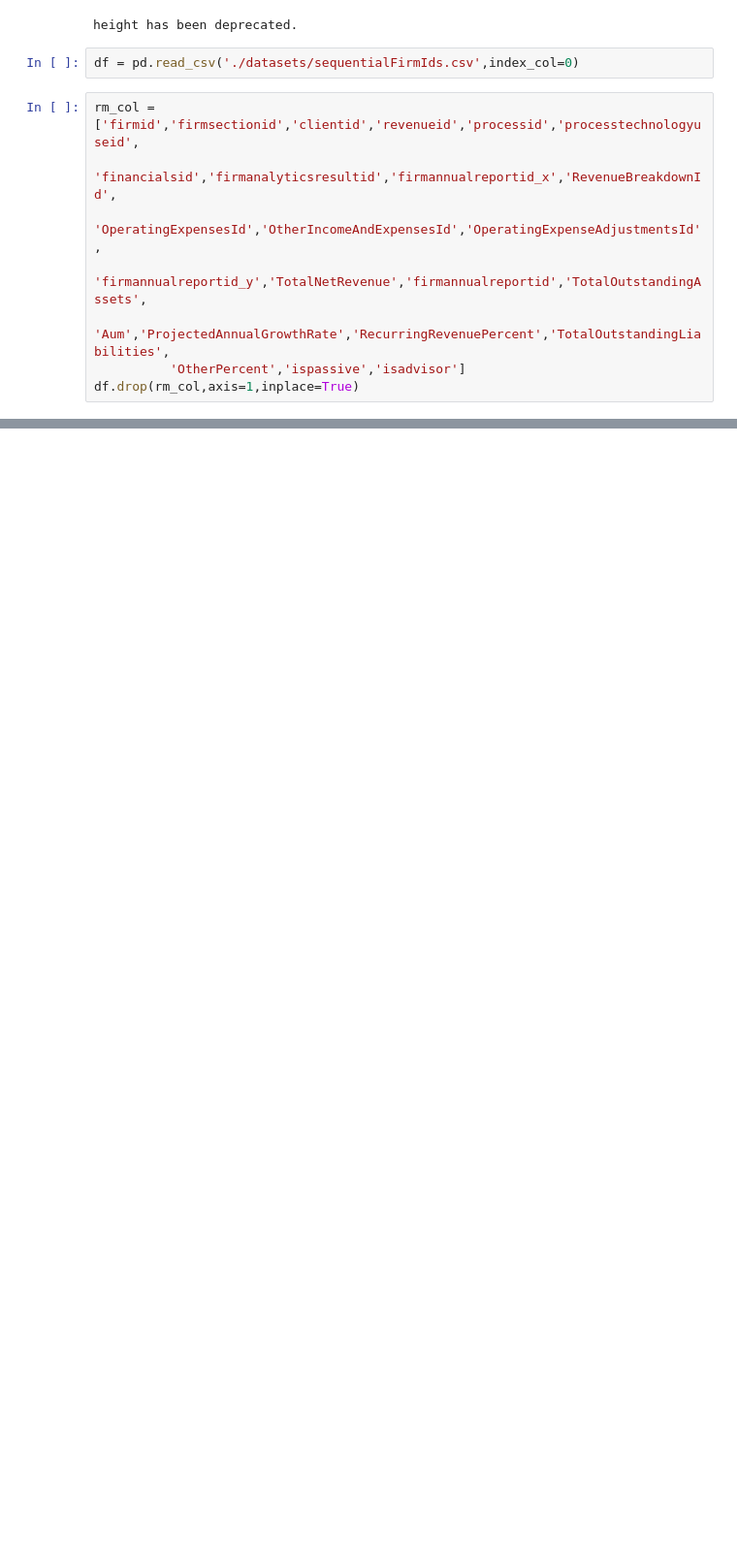
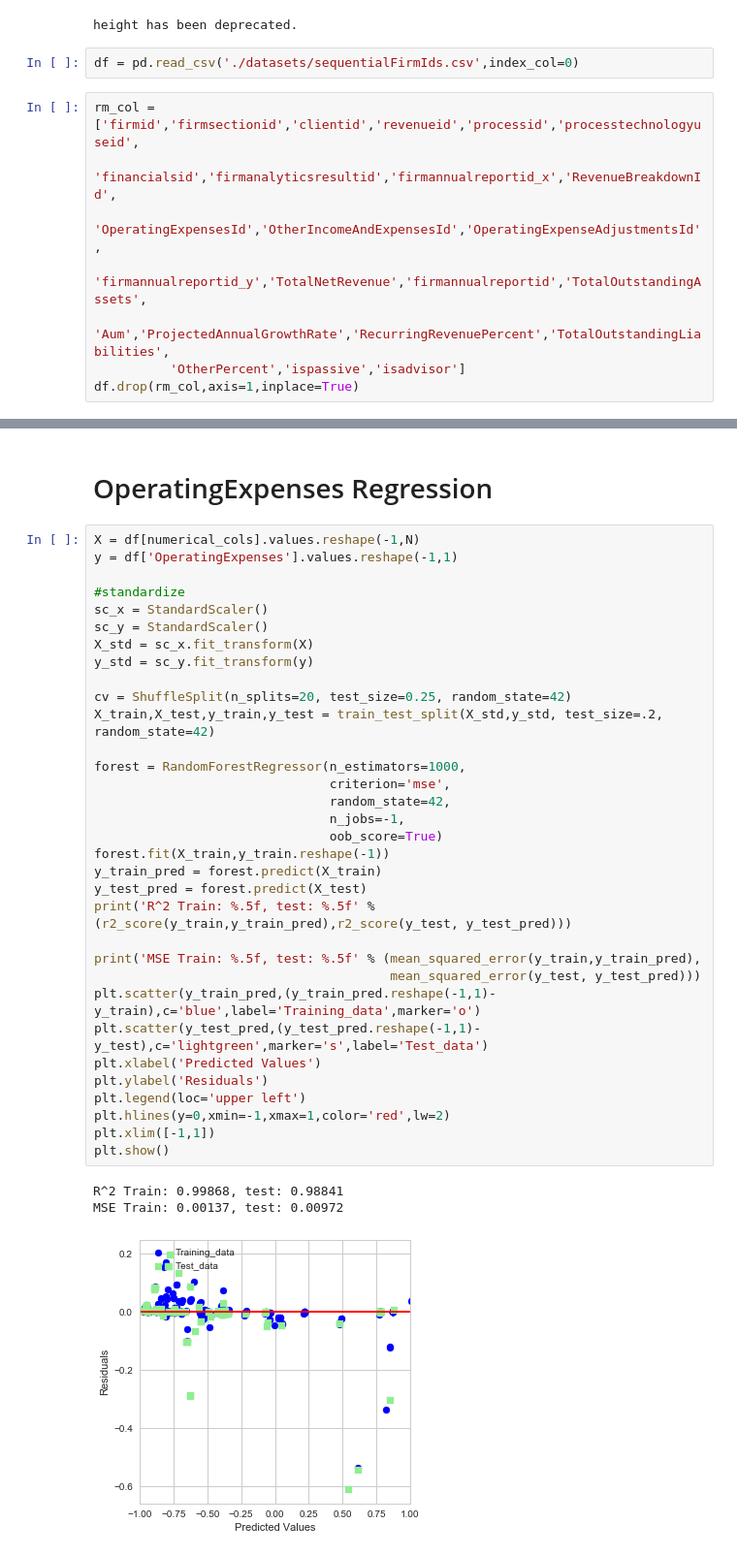
Before and after one commit to alexander-pan/truelytics, a Jupyter notebook: Regression_seqFirmIds.ipynb, the cells around one changed output, grey strips where cells are left out. Shown at 97% size. Drawn from its saved outputs; the diff is of its cells as text; blank space fills up the shorter version.

Commit message:
new seqfirmid regressionsw ith opex,ebitda,eboc

```diff
--- a/Regression_seqFirmIds.ipynb
+++ b/Regression_seqFirmIds.ipynb
@@ -32,0 +104,39 @@ df.drop(rm_col,axis=1,inplace=True)
+# %% [markdown]
+# OperatingExpenses Regression
+# %%
+X = df[numerical_cols].values.reshape(-1,N)
+y = df['OperatingExpenses'].values.reshape(-1,1)
+
+#standardize
+sc_x = StandardScaler()
+sc_y = StandardScaler()
+X_std = sc_x.fit_transform(X)
+y_std = sc_y.fit_transform(y)
+
+cv = ShuffleSplit(n_splits=20, test_size=0.25, random_state=42)
+X_train,X_test,y_train,y_test = train_test_split(X_std,y_std, test_size=.2, random_state=42)
+
+forest = RandomForestRegressor(n_estimators=1000,
+                               criterion='mse',
+                               random_state=42,
+                               n_jobs=-1,
+                               oob_score=True)
+forest.fit(X_train,y_train.reshape(-1))
+y_train_pred = forest.predict(X_train)
+y_test_pred = forest.predict(X_test)
+print('R^2 Train: %.5f, test: %.5f' % (r2_score(y_train,y_train_pred),r2_score(y_test, y_test_pred)))
+
+print('MSE Train: %.5f, test: %.5f' % (mean_squared_error(y_train,y_train_pred),
+                                       mean_squared_error(y_test, y_test_pred)))
+plt.scatter(y_train_pred,(y_train_pred.reshape(-1,1)-y_train),c='blue',label='Training_data',marker='o')
+plt.scatter(y_test_pred,(y_test_pred.reshape(-1,1)-y_test),c='lightgreen',marker='s',label='Test_data')
+plt.xlabel('Predicted Values')
+plt.ylabel('Residuals')
+plt.legend(loc='upper left')
+plt.hlines(y=0,xmin=-1,xmax=1,color='red',lw=2)
+plt.xlim([-1,1])
+plt.show()
+# %% [output]
+R^2 Train: 0.99868, test: 0.98841
+MSE Train: 0.00137, test: 0.00972
+[figure, added]
```
Also changed, not shown: parts of 10 cells of this notebook.
